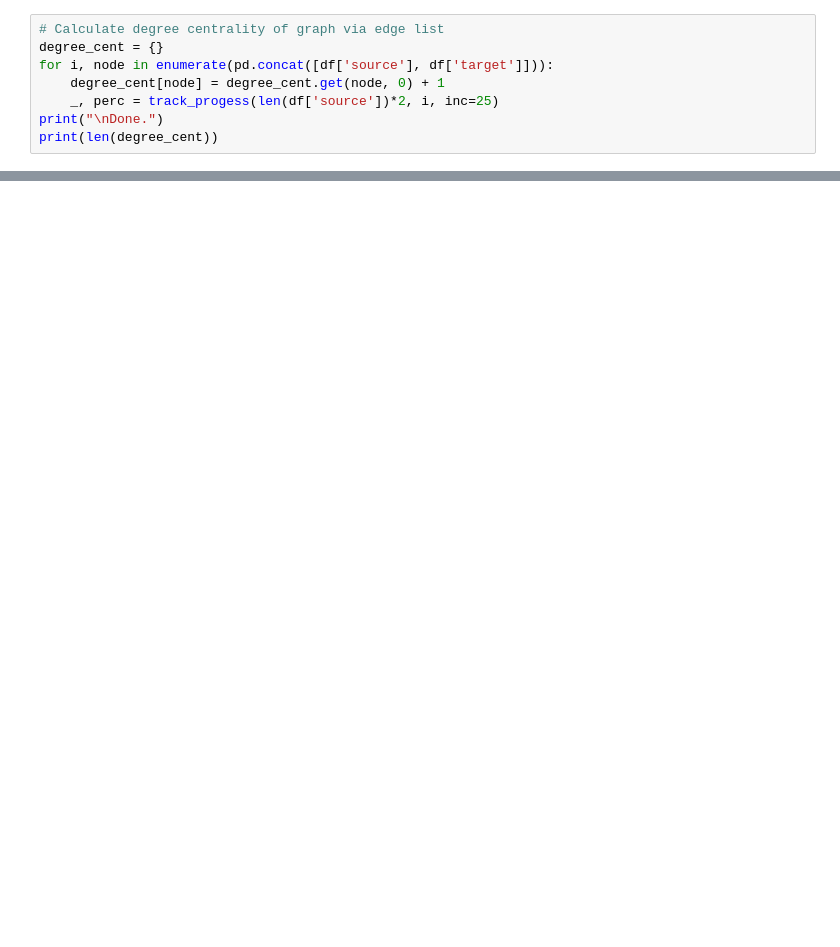
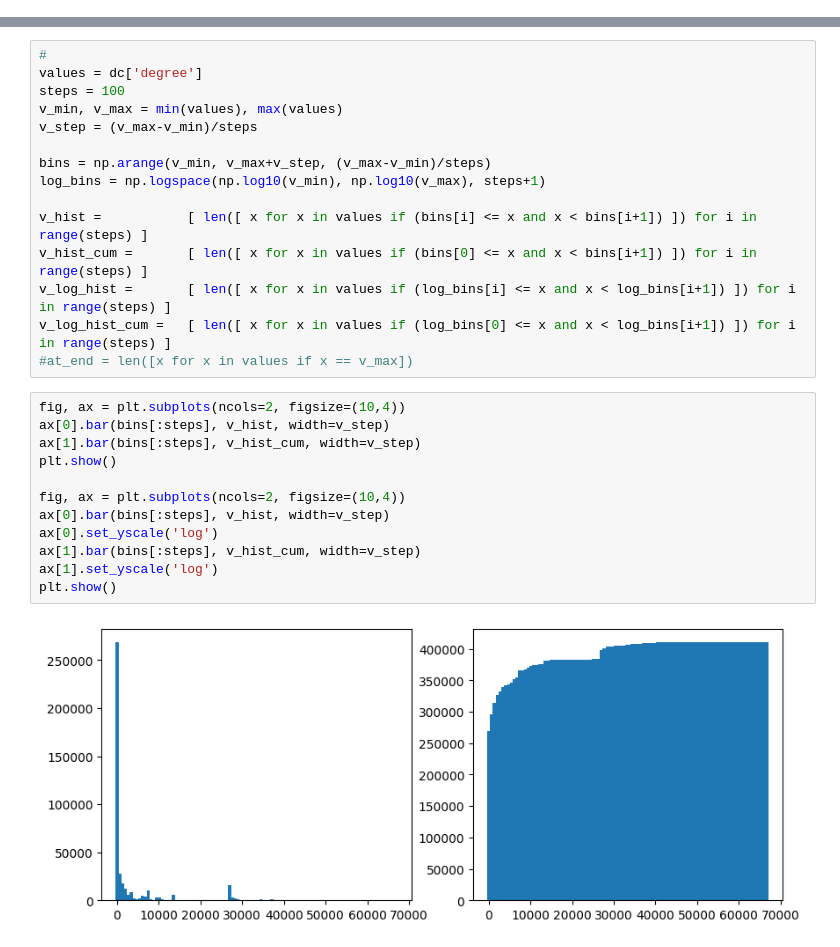
Before and after one commit to MattThePerson/SNA_Project_2024, a Jupyter notebook: notebooks/2.1 Viewing and Analysing Degree.ipynb, the cells around one changed output, grey strips where cells are left out. Saved outputs shown, nothing was run; the diff lists cells and outputs as text; blank space fills up the shorter version.

```diff
--- a/notebooks/2.1 Viewing and Analysing Degree.ipynb
+++ b/notebooks/2.1 Viewing and Analysing Degree.ipynb
@@ -85,8 +16,0 @@ print("created graph with {:_} nodes and {:_} edges (took {:.1f}s)".format(len(g
-# %%
-# Calculate degree centrality of graph via edge list
-degree_cent = {}
-for i, node in enumerate(pd.concat([df['source'], df['target']])):
-    degree_cent[node] = degree_cent.get(node, 0) + 1
-    _, perc = track_progess(len(df['source'])*2, i, inc=25)
-print("\nDone.")
-print(len(degree_cent))
@@ -140,0 +43,29 @@ plot_power_law_fit(values, title='1% of whole graph')
+# %%
+#
+values = dc['degree']
+steps = 100
+v_min, v_max = min(values), max(values)
+v_step = (v_max-v_min)/steps
+
+bins = np.arange(v_min, v_max+v_step, (v_max-v_min)/steps)
+log_bins = np.logspace(np.log10(v_min), np.log10(v_max), steps+1)
+
+v_hist =           [ len([ x for x in values if (bins[i] <= x and x < bins[i+1]) ]) for i in range(steps) ]
+v_hist_cum =       [ len([ x for x in values if (bins[0] <= x and x < bins[i+1]) ]) for i in range(steps) ]
+v_log_hist =       [ len([ x for x in values if (log_bins[i] <= x and x < log_bins[i+1]) ]) for i in range(steps) ]
+v_log_hist_cum =   [ len([ x for x in values if (log_bins[0] <= x and x < log_bins[i+1]) ]) for i in range(steps) ]
+#at_end = len([x for x in values if x == v_max])
+# %%
+fig, ax = plt.subplots(ncols=2, figsize=(10,4))
+ax[0].bar(bins[:steps], v_hist, width=v_step)
+ax[1].bar(bins[:steps], v_hist_cum, width=v_step)
+plt.show()
+
+fig, ax = plt.subplots(ncols=2, figsize=(10,4))
+ax[0].bar(bins[:steps], v_hist, width=v_step)
+ax[0].set_yscale('log')
+ax[1].bar(bins[:steps], v_hist_cum, width=v_step)
+ax[1].set_yscale('log')
+plt.show()
+# %% [output]
+[figure, added]
```
Also changed, not shown: parts of 16 cells of this notebook, 3 other files.
